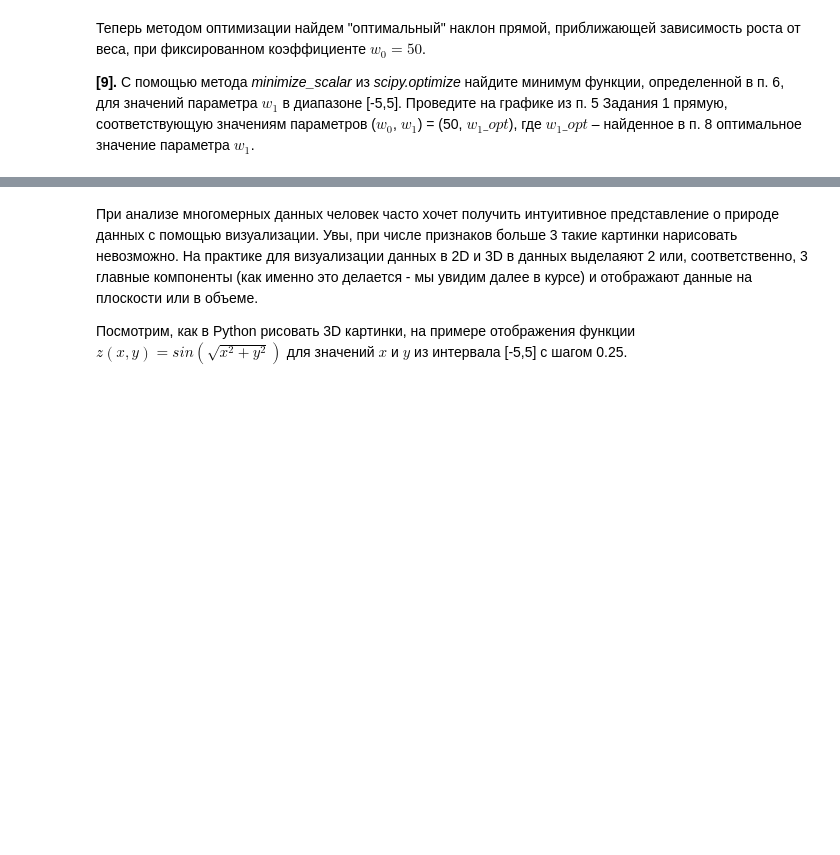
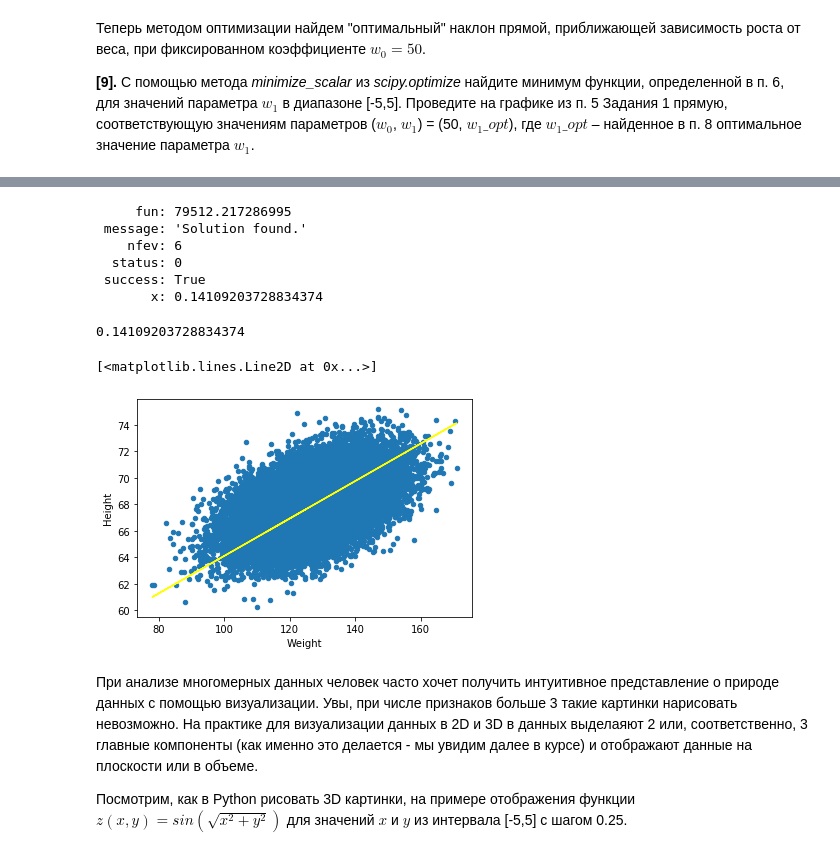
Before and after one commit to Oleksandra28/ML-MIPT, a Jupyter notebook: C2-SupervisedMachineLearning/peer_review_linreg_height_weight.ipynb, the cells around one changed output, grey strips where cells are left out. Saved outputs shown, nothing was run; the diff lists cells and outputs as text; code cells hidden in the pictures; blank space fills up the shorter version.

Commit message:
Optimization for linear func done

```diff
--- a/C2-SupervisedMachineLearning/peer_review_linreg_height_weight.ipynb
+++ b/C2-SupervisedMachineLearning/peer_review_linreg_height_weight.ipynb
@@ -222,3 +213,35 @@ s.iloc[0].Height
+# %%
+# Ваш код здесь
+from scipy.optimize import minimize_scalar, minimize
+
+def error2(w1, w0, x, y_true):
+        y_pred = w0 + w1*x
+        return ((y_true - y_pred)**2).sum()
+# %%
+w0 = np.array([50]*len(data.Weight.values))
+# %%
+result = minimize_scalar(lambda w1: error2(w1, w0, data.Weight.values, data.Height.values), bounds=(-5, 5), method='bounded')
+# %%
+result
+# %% [output]
+     fun: 79512.217286995
+ message: 'Solution found.'
+    nfev: 6
+  status: 0
+ success: True
+       x: 0.14109203728834374
+# %%
+result.x
+# %% [output]
+0.14109203728834374
+# %%
+# Ваш код здесь
+ax = data.plot('Weight', 'Height', kind='scatter')
+line = [linear_func(50, result.x, xx) for xx in data.Weight.values]
+ax.plot(data.Weight.values, line, color='yellow')
+# %% [output]
+[<matplotlib.lines.Line2D at 0x...>]
+[figure, added]
 # %% [markdown]
 При анализе многомерных данных человек часто хочет получить интуитивное представление о природе данных с помощью визуализации. Увы, при числе признаков больше 3 такие картинки нарисовать невозможно. На практике для визуализации данных в 2D и 3D в данных выделаяют 2 или, соответственно, 3 главные компоненты (как именно это делается - мы увидим далее в курсе) и отображают данные на плоскости или в объеме.
 
```
Also changed, not shown: parts of 8 cells of this notebook.
